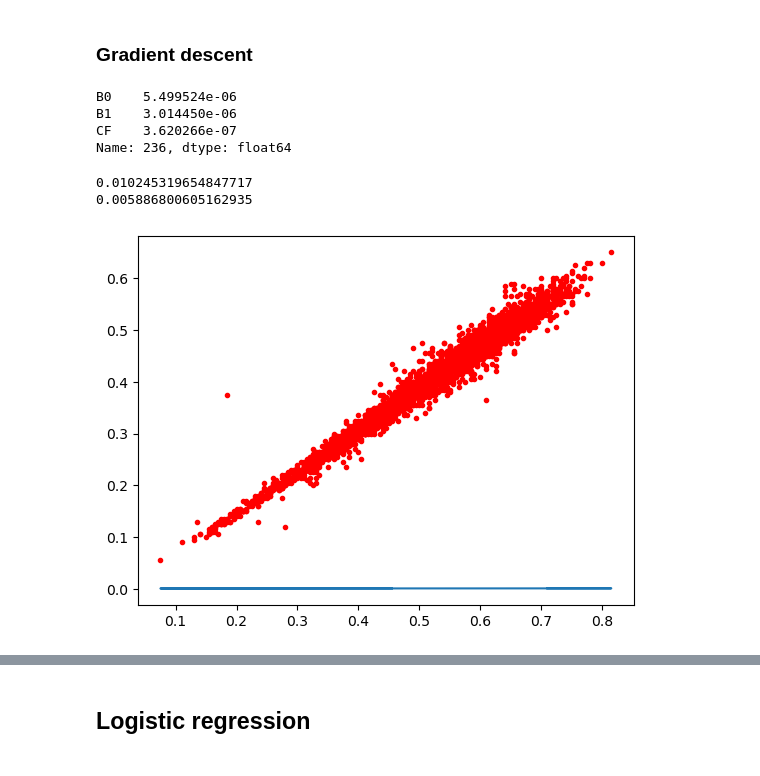
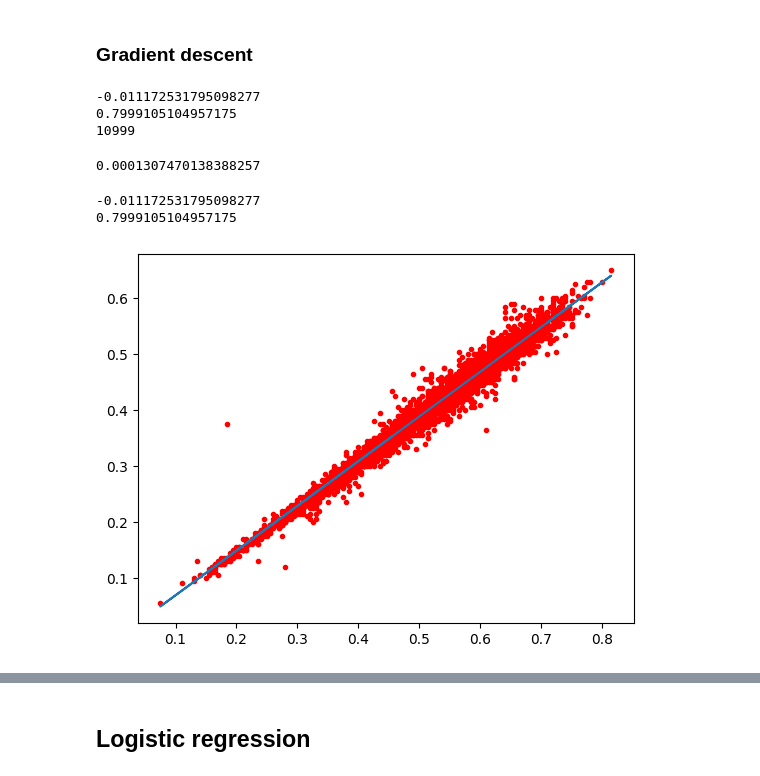
Before and after one commit to dhzdhd/DSE, a Jupyter notebook: Year 2/Semester 4/ML lab/Week 5/W5.ipynb, the cells around one changed output, grey strips where cells are left out. Drawn from its saved outputs; the diff is of its cells as text; code cells hidden in the pictures.

```diff
--- a/Year 2/Semester 4/ML lab/Week 5/W5.ipynb
+++ b/Year 2/Semester 4/ML lab/Week 5/W5.ipynb
@@ -64,53 +64,52 @@ b0
 # %%
 b0 = 0
 b1 = 0
-m = len(x)
-l = 0.0003
+alpha = 0.03
+m = df.shape[0]
 
-# y = b0 + b1 x
+cfl = []
+b0l = []
+b1l = []
 
-def get_error(b0, b1):
-    return np.power((yhat - y), 2)
+def model(b0, b1):
+    return b1 * x + b0 - y
 
-def cost_fn(error: list):
-    return ((1 / (2 * m)) * np.sum(error ** 2))
+def cf(b0, b1):
+    return (1/ (2*m)) * np.sum(np.power(model(b0, b1), 2))
 
-b0_arr = []
-b1_arr = []
-cf_arr = []
+for i in range(11000):
+    db0 = (1/m) * np.sum(model(b0, b1))
+    db1 = (1/m) * np.sum((model(b0, b1) @ x))
+    b0 = b0 - alpha * db0
+    b1 = b1 - alpha * db1
+    b0l.append(b0)
+    b1l.append(b1)
+    cfl.append(cf(b0, b1))
 
-for i in range(m):
-    yhat = b0 + b1 * x[i]
-    yi = y[i]
-    xi = x[i]
-    rmse = get_error(yhat, yi)
-    db1 = (-2 / m) * np.sum(xi * get_error(yhat, yi))
-    db0 = (-2 / m) * np.sum(get_error(yhat, yi))
-    b1 = b1 - l * db1
-    b0 = b0 - l * db0
-
-    b0_arr.append(b0)
-    b1_arr.append(b1)
-
-    cf = cost_fn((b0 + b1 * xi)-yi)
-    cf_arr.append(cf)
-
-df_ = pd.DataFrame({"B0": b0_arr, "B1": b1_arr, "CF": cf_arr})
+df_ = pd.DataFrame({"b0": b0l, "b1": b1l, "cf": cfl})
 df_
 
-df_.loc[df_.CF.idxmin()]
+i = cfl.index(min(cfl))
+b0m = b0l[i]
+b1m = b1l[i]
+print(b0l[i])
+print(b1l[i])
+print(i)
 # %% [output]
-B0    5.499524e-06
-B1    3.014450e-06
-CF    3.620266e-07
-Name: 236, dtype: float64
+-0.011172531795098277
+0.7999105104957175
+10999
+# %%
+print(min(cfl))
+# %% [output]
+0.0001307470138388257
 # %%
 print(b0)
 print(b1)
 plt.plot(x,y,"r.")
-plt.plot(x, 5.490322e-04 + 3.009534e-04 * x)
+plt.plot(x, b0m + b1m * x)
 plt.show()
 # %% [output]
-0.010245319654847717
-0.005886800605162935
+-0.011172531795098277
+0.7999105104957175
-[figure, old version]
+[figure, new version]
```
Also changed, not shown: parts of 21 cells of this notebook, 1 other file.
